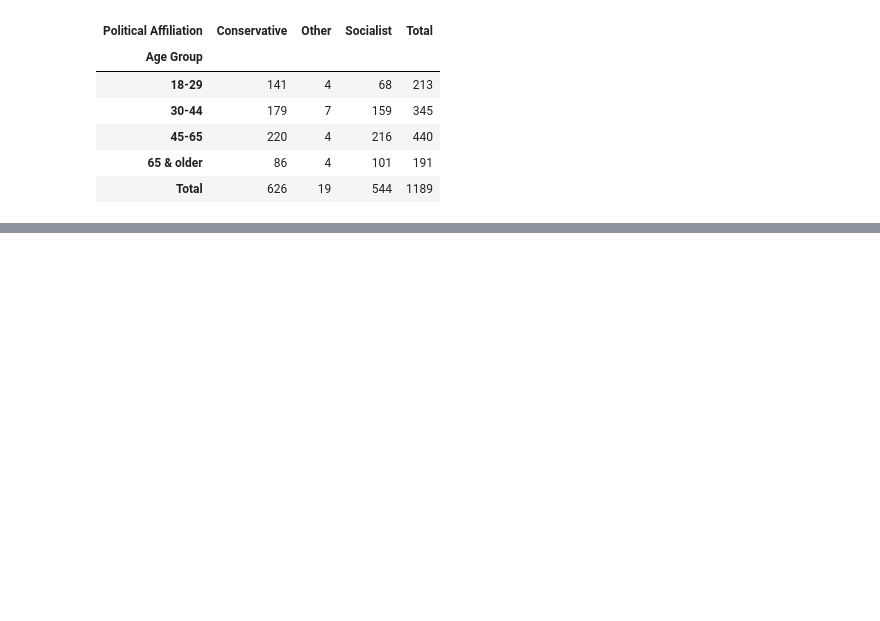
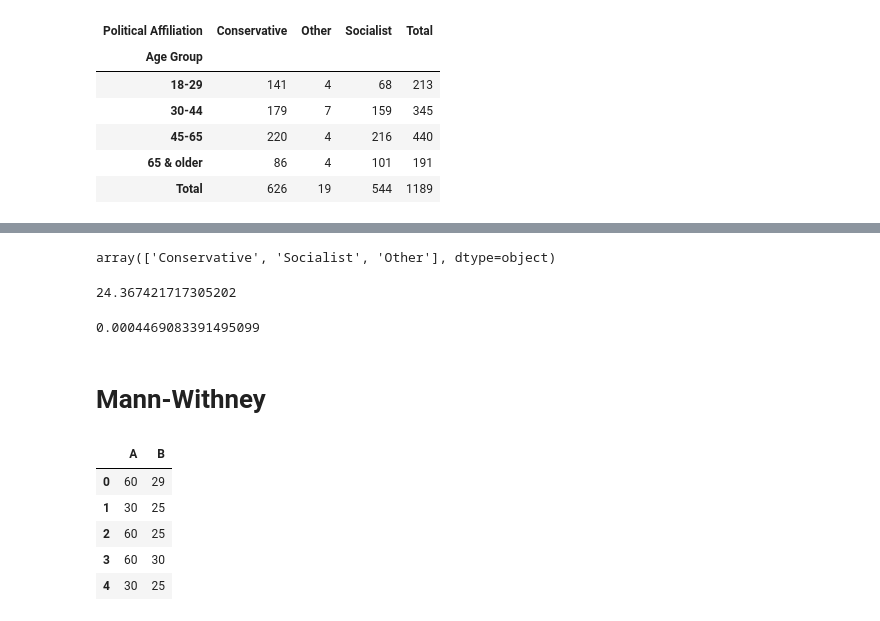
Before and after one commit to axelguerinoctave/M2Bio, a Jupyter notebook: TP 4.ipynb, the cells around one changed output, grey strips where cells are left out. Drawn from its saved outputs; the diff is of its cells as text; code cells hidden in the pictures; blank space fills up the shorter version.

Commit message:
ajout data

```diff
--- a/TP 4.ipynb
+++ b/TP 4.ipynb
@@ -165,0 +182,32 @@ data_crosstab
+# %%
+columns
+# %% [output]
+array(['Conservative', 'Socialist', 'Other'], dtype=object)
+# %%
+chi_square = 0
+for i in columns:
+    for j in rows:
+        O = data_crosstab[i][j]
+        E = data_crosstab[i]["Total"] * data_crosstab["Total"][j] / data_crosstab["Total"]["Total"]
+        chi_square += (O - E) ** 2 / E
+chi_square
+# %% [output]
+24.367421717305202
+# %%
+p_value = 1 - stats.chi2.cdf(chi_square, (len(rows) - 1) * (len(columns) - 1))
+p_value
+# %% [output]
+0.0004469083391495099
+# %% [markdown]
+# Mann-Withney
+# %%
+df = pd.read_csv("data/genotype.csv")
+# %%
+df.head(5)
+# %% [output]
+|  | A | B |
+| 0 | 60 | 29 |
+| 1 | 30 | 25 |
+| 2 | 60 | 25 |
+| 3 | 60 | 30 |
+| 4 | 30 | 25 |
```
Also changed, not shown: parts of 4 cells of this notebook, 3 other files.
